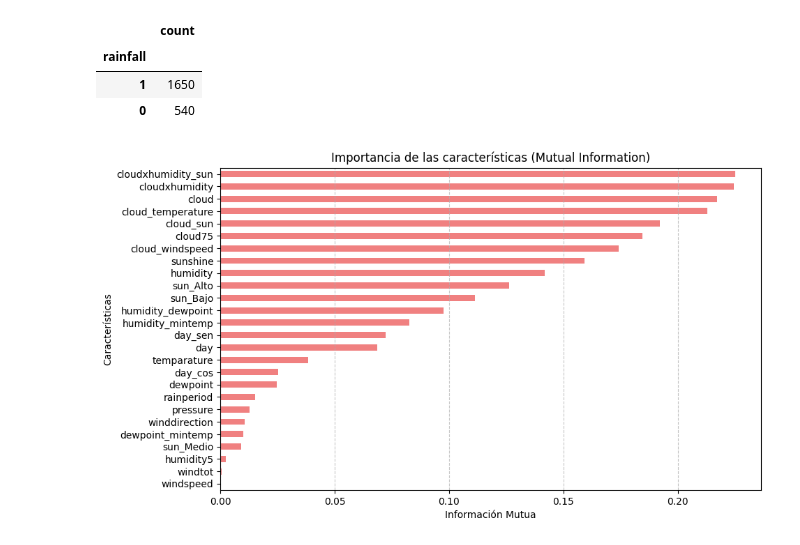
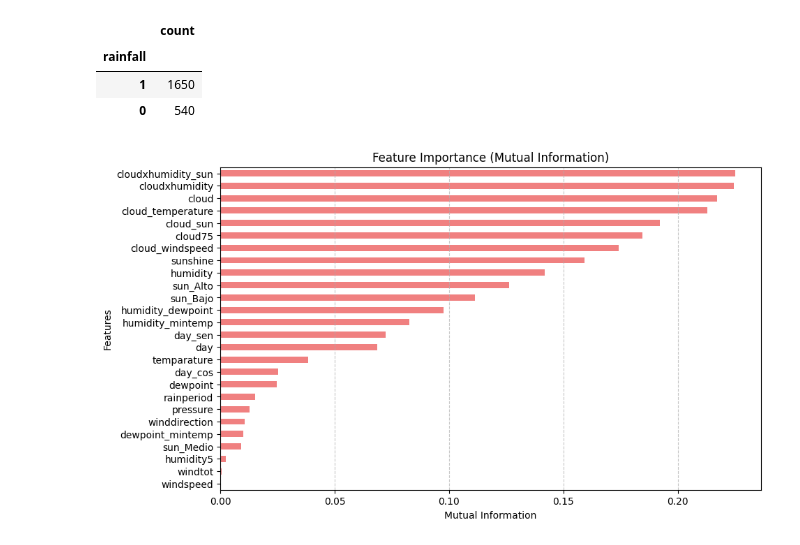
Before and after one commit to antog16/Rainfall_Prediction_Kaggle_Competition, a Jupyter notebook: Rainfall_EDA.ipynb, the cells around one changed output. Saved outputs shown, nothing was run; the diff lists cells and outputs as text; code cells hidden in the pictures.

```diff
--- a/Rainfall_EDA.ipynb
+++ b/Rainfall_EDA.ipynb
@@ -132,10 +132,10 @@ mi_series = mi_series.sort_values(ascending=False)
 # %%
 plt.figure(figsize=(10, 6))
 mi_series.sort_values(ascending=True).plot(kind="barh", color="lightcoral")
-plt.title("Importancia de las características (Mutual Information)")
-plt.xlabel("Información Mutua")
-plt.ylabel("Características")
+plt.title("Feature Importance (Mutual Information)")
+plt.xlabel("Mutual Information")
+plt.ylabel("Features")
 plt.grid(axis="x", linestyle="--", alpha=0.7)
 plt.show()
 # %% [output]
-[figure, old version]
+[figure, new version]
```
Also changed, not shown: 1 other file.
